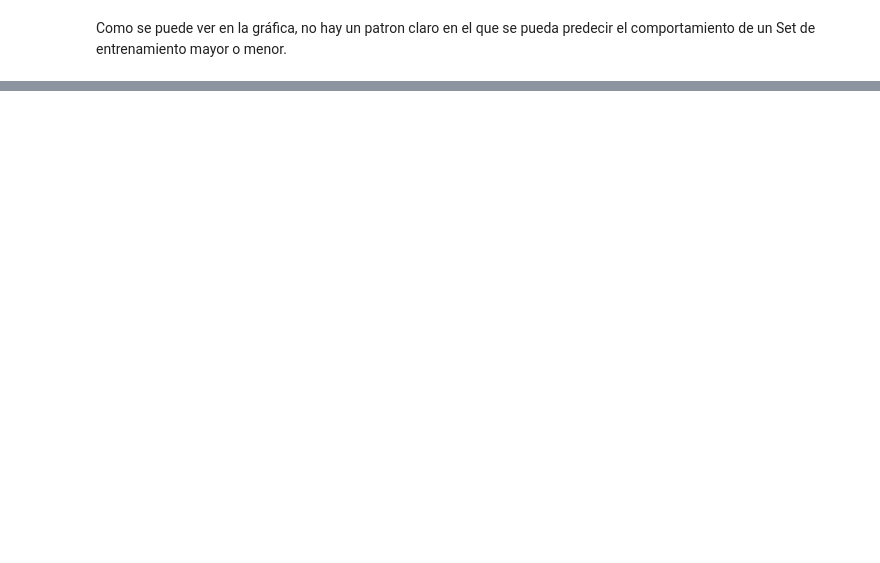
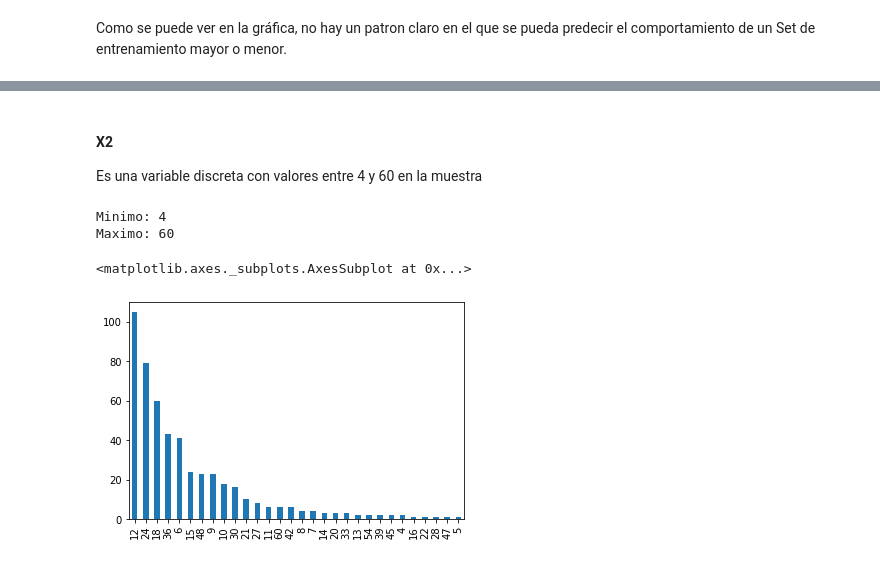
Before and after one commit to jgavirias13/DataScienceTools, a Jupyter notebook: Estadistica/taller1/taller1.ipynb, the cells around one changed output, grey strips where cells are left out. Drawn from its saved outputs; the diff is of its cells as text; code cells hidden in the pictures; blank space fills up the shorter version.

```diff
--- a/Estadistica/taller1/taller1.ipynb
+++ b/Estadistica/taller1/taller1.ipynb
@@ -248,0 +283,13 @@ Como se puede ver en la gráfica, no hay un patron claro en el que se pueda pred
+# %% [markdown]
+#### X2
+
+Es una variable discreta con valores entre 4 y 60 en la muestra
+# %%
+print('Minimo: ' + str(data.X2.min()))
+print('Maximo: ' + str(data.X2.max()))
+data.X2.value_counts().plot.bar()
+# %% [output]
+Minimo: 4
+Maximo: 60
+<matplotlib.axes._subplots.AxesSubplot at 0x...>
+[figure, added]
```
Also changed, not shown: parts of 66 cells of this notebook, 1 other file.
